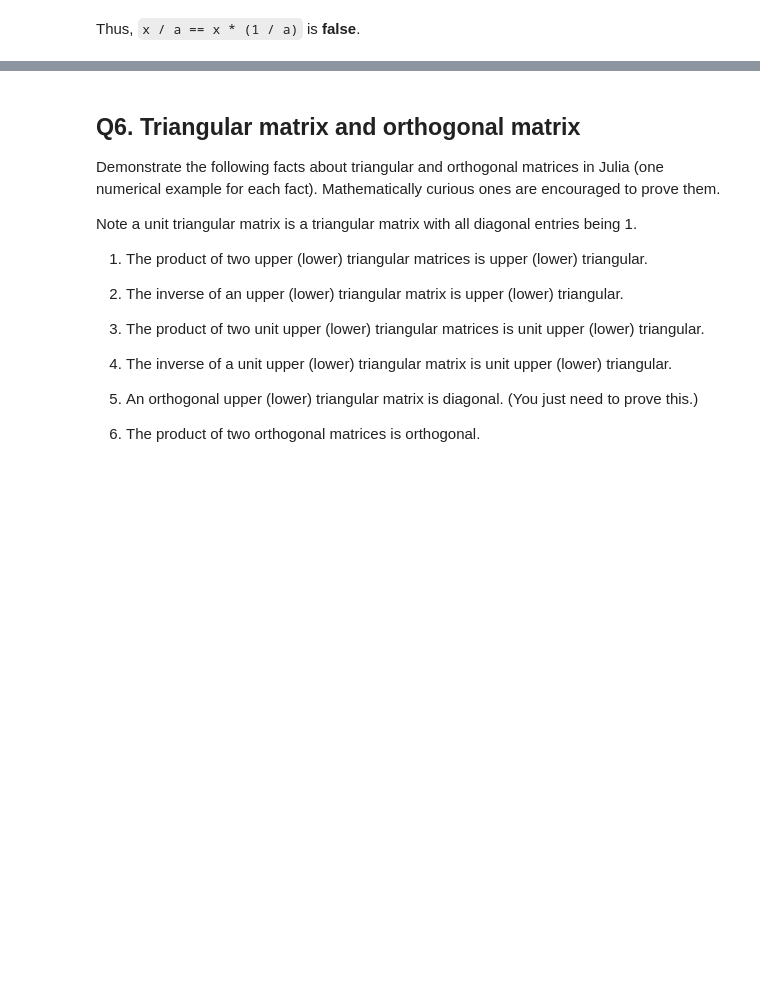
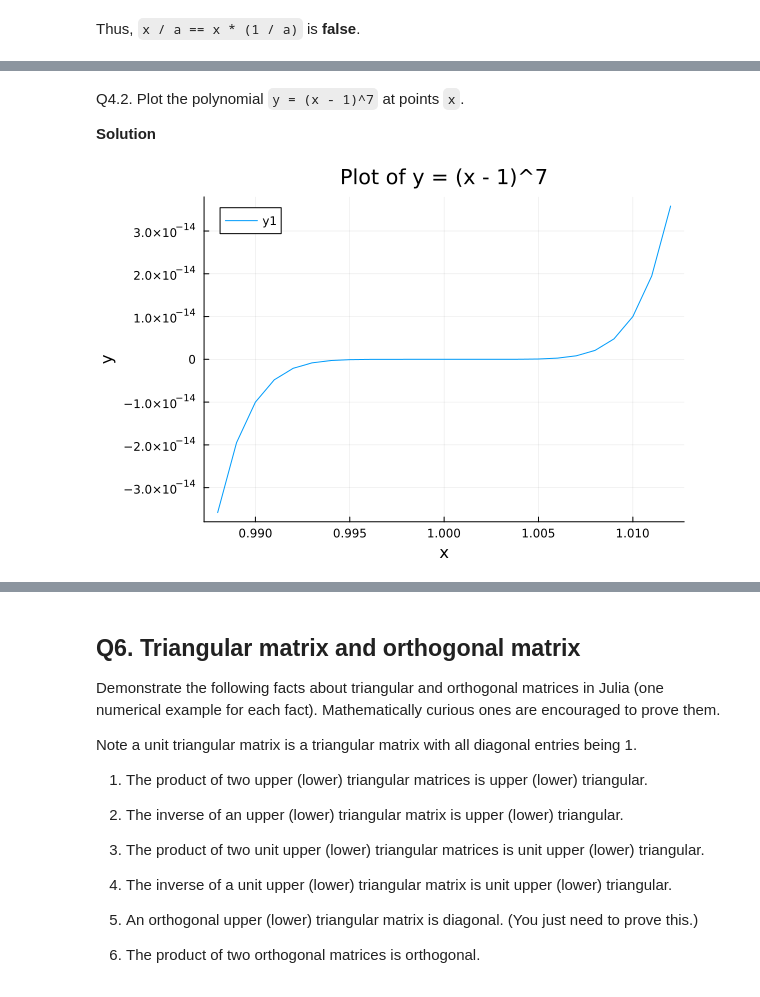
Before and after one commit to Tomoki-Okuno/biostat-m257-2024-spring, a Jupyter notebook: hw1/hw01sol.ipynb, the cells around one changed output, grey strips where cells are left out. Cells and saved outputs as stored; diff of their text form; code cells hidden in the pictures; blank space fills up the shorter version.

```diff
--- a/hw1/hw01sol.ipynb
+++ b/hw1/hw01sol.ipynb
@@ -267,0 +392,9 @@ Create the vector `x = (0.988, 0.989, 0.990, ..., 1.010, 1.011, 1.012)`.
+# %% [markdown]
+Q4.2. Plot the polynomial `y = (x - 1)^7` at points `x`.
+
+**Solution**
+# %%
+y = (x .- 1).^7
+plot(x, y, xlabel = "x", ylabel = "y", title = "Plot of y = (x - 1)^7")
+# %% [output]
+[figure, added]
```
Also changed, not shown: parts of 62 cells of this notebook.
